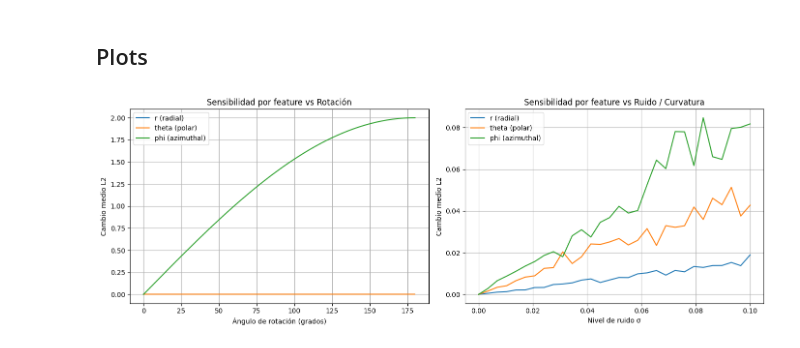
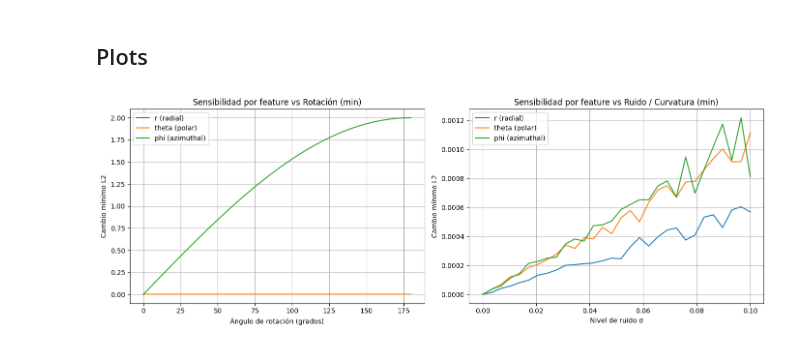
Before and after one commit to SamLopBru/TractographyClassificationThesis, a Jupyter notebook: preprocessing/sequencer_analysis.ipynb, the cells around one changed output. Drawn from its saved outputs; the diff is of its cells as text; code cells hidden in the pictures.

```diff
--- a/preprocessing/sequencer_analysis.ipynb
+++ b/preprocessing/sequencer_analysis.ipynb
@@ -235,55 +380,74 @@ Cambio phi: 0.022689509533691046
 # %%
 import matplotlib.pyplot as plt
 
-angles = np.linspace(0, np.pi, 50)
-r_rot, theta_rot, phi_rot = [], [], []
+streamlines = streamlines_list  # extend as needed
 
-for a in angles:
-    s_rot = rotate_z(streamline, a)
-    com_rot = rotate_z(global_com[None, :], a)[0]
-    feat_rot = process_single_streamline(s_rot, com_rot, r_min, r_max)
-    r_d, theta_d, phi_d = feature_wise_l2(feat_orig, feat_rot)
-    r_rot.append(r_d)
-    theta_rot.append(theta_d)
-    phi_rot.append(phi_d)
+# ══════════════════════════════════════════════
+# PLOT 1: Rotation Z + Noise  (min across streamlines)
+# ══════════════════════════════════════════════
+angles       = np.linspace(0, np.pi, 50)
+noise_levels = np.linspace(0, 0.1, 30)
 
-# ---------- Preparar datos de ruido ----------
-noise_levels = np.linspace(0, 0.1, 30)
-r_noise, theta_noise, phi_noise = [], [], []
+# Shape: (n_streamlines, n_angles) for each feature
+rot_r_all   = np.zeros((len(streamlines), len(angles)))
+rot_theta_all = np.zeros((len(streamlines), len(angles)))
+rot_phi_all   = np.zeros((len(streamlines), len(angles)))
 
-for n in noise_levels:
-    s_noisy = add_local_noise(streamline, noise_std=n)
-    feat_noisy = process_single_streamline(s_noisy, global_com, r_min, r_max)
-    r_d, theta_d, phi_d = feature_wise_l2(feat_orig, feat_noisy)
-    r_noise.append(r_d)
-    theta_noise.append(theta_d)
-    phi_noise.append(phi_d)
+noise_r_all     = np.zeros((len(streamlines), len(noise_levels)))
+noise_theta_all = np.zeros((len(streamlines), len(noise_levels)))
+noise_phi_all   = np.zeros((len(streamlines), len(noise_levels)))
 
-# ---------- Plots combinados ----------
-fig, axs = plt.subplots(1, 2, figsize=(14,5))
+for sl_idx, sl in enumerate(streamlines):
+    feat_orig = process_single_streamline(sl, global_com, r_min, r_max)
 
-# Rotación
-axs[0].plot(np.degrees(angles), r_rot, label='r (radial)', color='tab:blue')
-axs[0].plot(np.degrees(angles), theta_rot, label='theta (polar)', color='tab:orange')
-axs[0].plot(np.degrees(angles), phi_rot, label='phi (azimuthal)', color='tab:green')
+    for i, a in enumerate(angles):
+        s_rot   = rotate_z(sl, a)
+        com_rot = rotate_z(global_com[None, :], a)[0]
+        feat_rot = process_single_streamline(s_rot, com_rot, r_min, r_max)
+        r_d, theta_d, phi_d = feature_wise_l2(feat_orig, feat_rot)
+        rot_r_all[sl_idx, i]     = r_d
+        rot_theta_all[sl_idx, i] = theta_d
+        rot_phi_all[sl_idx, i]   = phi_d
+
+    for j, n in enumerate(noise_levels):
+        s_noisy    = add_local_noise(sl, noise_std=n)
+        feat_noisy = process_single_streamline(s_noisy, global_com, r_min, r_max)
+        r_d, theta_d, phi_d = feature_wise_l2(feat_orig, feat_noisy)
+        noise_r_all[sl_idx, j]     = r_d
+        noise_theta_all[sl_idx, j] = theta_d
+        noise_phi_all[sl_idx, j]   = phi_d
+
+# Min across streamlines (axis=0)
+r_rot     = rot_r_all.min(axis=0)
+theta_rot = rot_theta_all.min(axis=0)
+phi_rot   = rot_phi_all.min(axis=0)
+
+r_noise     = noise_r_all.min(axis=0)
+theta_noise = noise_theta_all.min(axis=0)
+phi_noise   = noise_phi_all.min(axis=0)
+
+fig, axs = plt.subplots(1, 2, figsize=(14, 5))
+
+axs[0].plot(np.degrees(angles), r_rot,     label='r (radial)',      color='tab:blue')
+axs[0].plot(np.degrees(angles), theta_rot, label='theta (polar)',   color='tab:orange')
+axs[0].plot(np.degrees(angles), phi_rot,   label='phi (azimuthal)', color='tab:green')
 axs[0].set_xlabel("Ángulo de rotación (grados)")
-axs[0].set_ylabel("Cambio medio L2")
-axs[0].set_title("Sensibilidad por feature vs Rotación")
+axs[0].set_ylabel("Cambio mínimo L2")
+axs[0].set_title("Sensibilidad por feature vs Rotación (min)")
 axs[0].legend()
 axs[0].grid(True)
 
-# Ruido / Curvatura
-axs[1].plot(noise_levels, r_noise, label='r (radial)', color='tab:blue')
-axs[1].plot(noise_levels, theta_noise, label='theta (polar)', color='tab:orange')
-axs[1].plot(noise_levels, phi_noise, label='phi (azimuthal)', color='tab:green')
+axs[1].plot(noise_levels, r_noise,     label='r (radial)',      color='tab:blue')
+axs[1].plot(noise_levels, theta_noise, label='theta (polar)',   color='tab:orange')
+axs[1].plot(noise_levels, phi_noise,   label='phi (azimuthal)', color='tab:green')
 axs[1].set_xlabel("Nivel de ruido σ")
-axs[1].set_ylabel("Cambio medio L2")
-axs[1].set_title("Sensibilidad por feature vs Ruido / Curvatura")
+axs[1].set_ylabel("Cambio mínimo L2")
+axs[1].set_title("Sensibilidad por feature vs Ruido / Curvatura (min)")
 axs[1].legend()
 axs[1].grid(True)
 
 plt.tight_layout()
 plt.show()
 # %% [output]
-[figure, old version]
+[figure, new version]
 # %%
```
Also changed, not shown: parts of 12 cells of this notebook, 18 other files.
